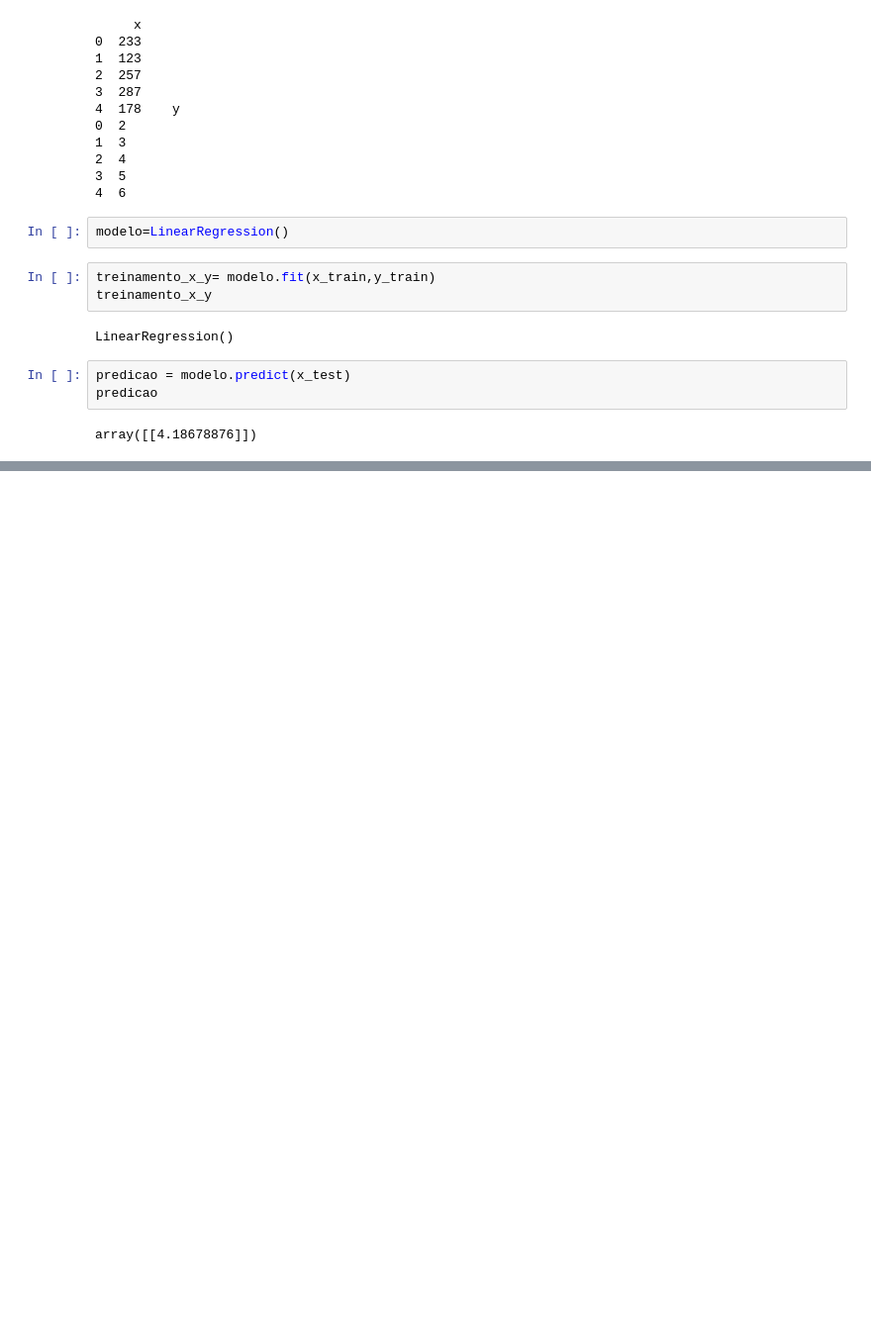
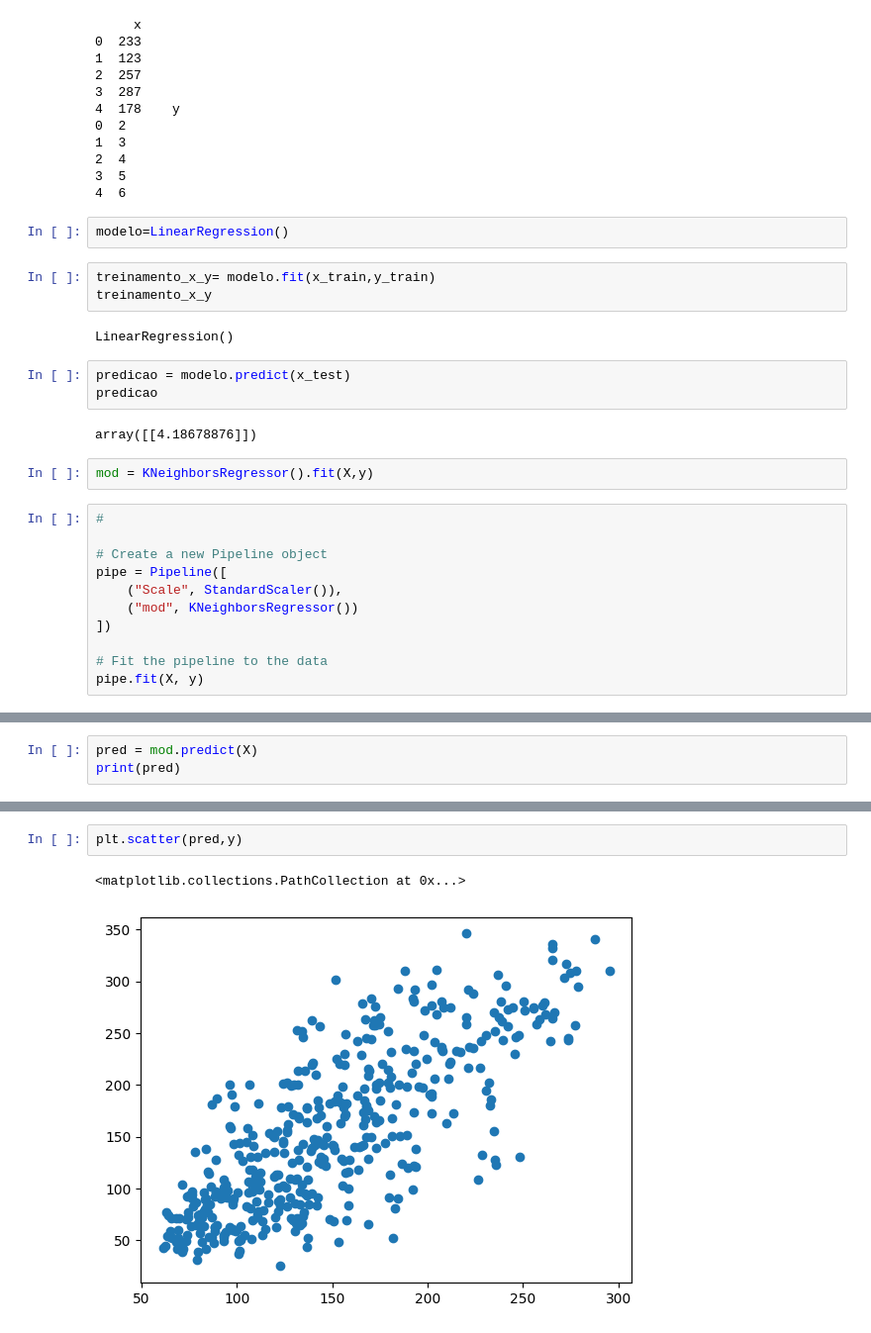
Before and after one commit to jeniferGoncalvesDaSilvaDev/ml-aulas-py, a Jupyter notebook: sckotlearn_tutorial.ipynb, the cells around one changed output, grey strips where cells are left out. Shown: that part at 99% size. Drawn from its saved outputs; the diff is of its cells as text; blank space fills up the shorter version.

```diff
--- a/sckotlearn_tutorial.ipynb
+++ b/sckotlearn_tutorial.ipynb
@@ -83,3 +96,16 @@ predicao = modelo.predict(x_test)
 predicao
 # %% [output]
 array([[4.18678876]])
+# %%
+mod = KNeighborsRegressor().fit(X,y)
+# %%
+#
+
+# Create a new Pipeline object
+pipe = Pipeline([
+    ("Scale", StandardScaler()),
+    ("mod", KNeighborsRegressor())
+])
+
+# Fit the pipeline to the data
+pipe.fit(X, y)
@@ -85,0 +114,3 @@ array([[4.18678876]])
+# %%
+pred = mod.predict(X)
+print(pred)
@@ -85,0 +135,5 @@ array([[4.18678876]])
+# %%
+plt.scatter(pred,y)
+# %% [output]
+<matplotlib.collections.PathCollection at 0x...>
+[figure, added]
```
Also changed, not shown: parts of 5 cells of this notebook.
